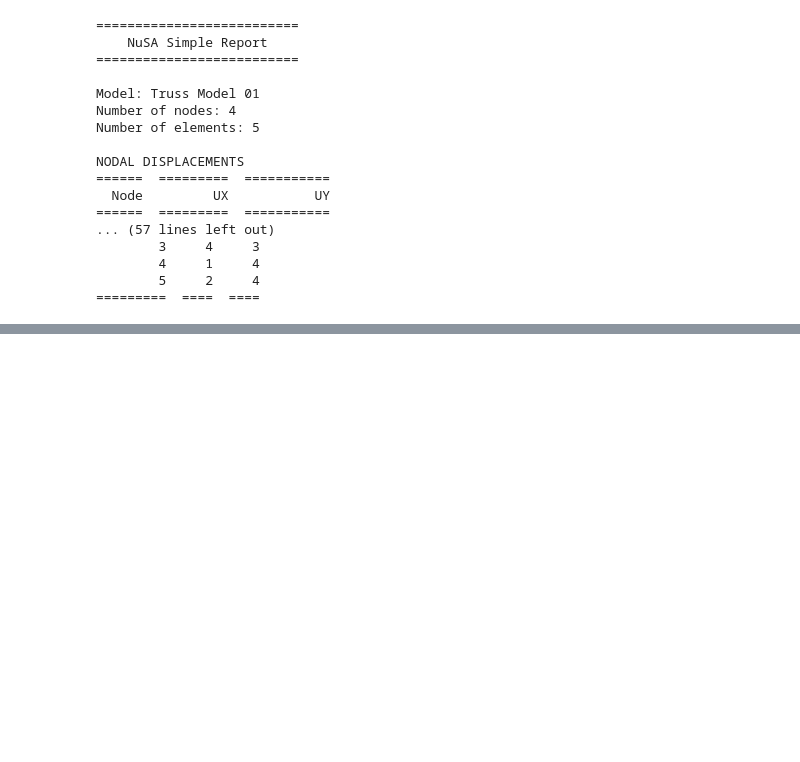
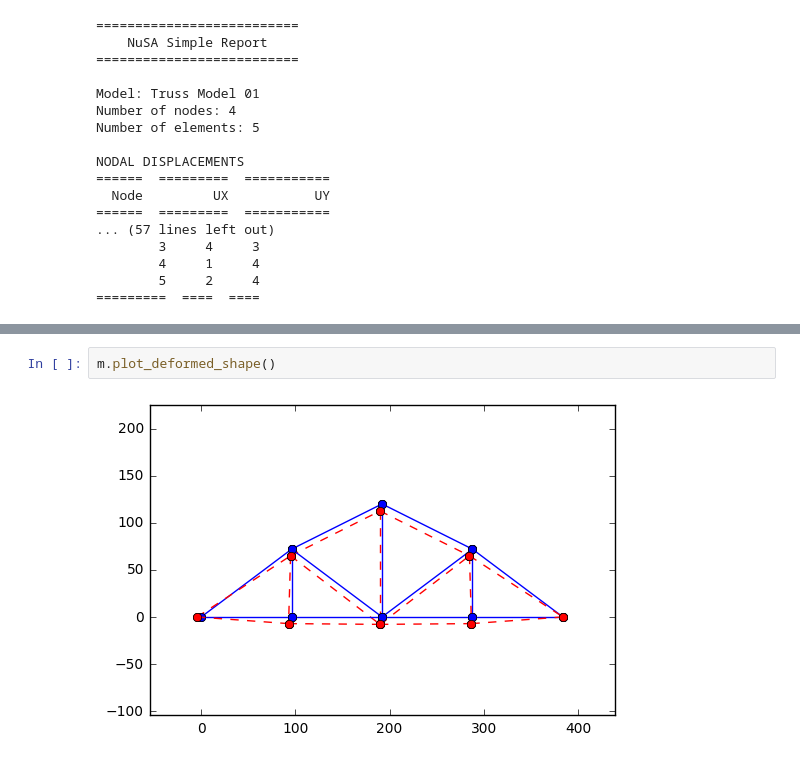
Before and after one commit to JorgeDeLosSantos/nusa, a Jupyter notebook: docs/nusa-info/es/truss-element.ipynb, the cells around one changed output, grey strips where cells are left out. Drawn from its saved outputs; the diff is of its cells as text; blank space fills up the shorter version.

```diff
--- a/docs/nusa-info/es/truss-element.ipynb
+++ b/docs/nusa-info/es/truss-element.ipynb
@@ -134,0 +187,4 @@ NODAL DISPLACEMENTS
+# %%
+m.plot_deformed_shape()
+# %% [output]
+[figure, added]
```
Also changed, not shown: parts of 11 cells of this notebook, 15 other files.
